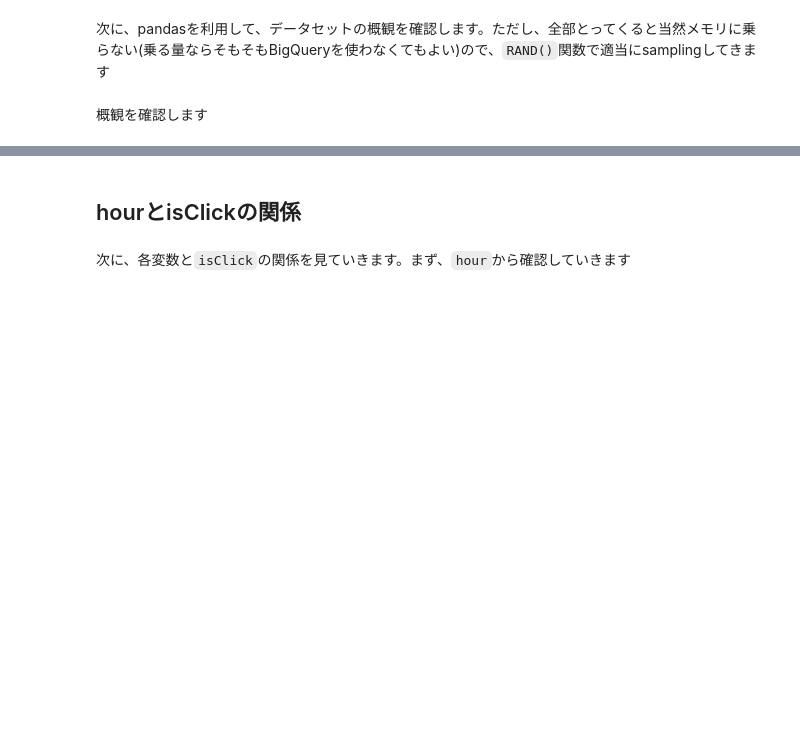
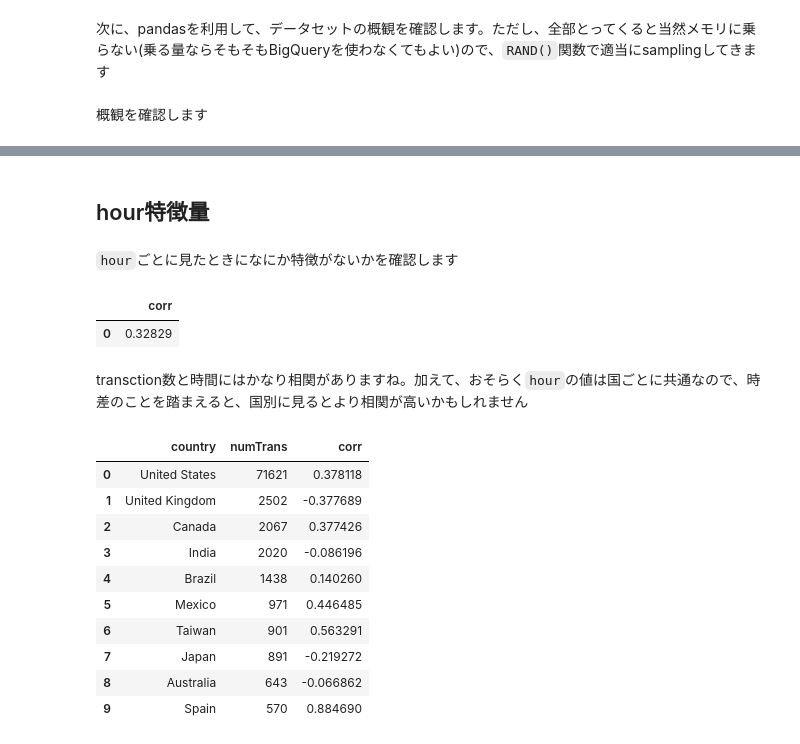
Before and after one commit to hiroaki8388/gcp, a Jupyter notebook: article/bqml2.ipynb, the cells around one changed output, grey strips where cells are left out. Cells and saved outputs as stored; diff of their text form; code cells hidden in the pictures; blank space fills up the shorter version.

```diff
--- a/article/bqml2.ipynb
+++ b/article/bqml2.ipynb
@@ -93,4 +100,44 @@ data_sampled.describe()
 # %% [markdown]
-## hourとisClickの関係
+## hour特徴量
-# %% [markdown]
-次に、各変数と`isClick`の関係を見ていきます。まず、`hour`から確認していきます
+# %% [markdown]
+`hour`ごとに見たときになにか特徴がないかを確認します
+# %%
+%%bigquery --project $PROJECT
+-- hourとtransactionの数の相関係数
+WITH data AS(
+SELECT
+    hour, COUNT(1) AS numTrans
+FROM `google_analytics.ga_dataset_cleansed` GROUP BY hour
+)
+SELECT CORR(hour, numTrans) AS corr FROM data
+# %% [output]
+|  | corr |
+| 0 | 0.32829 |
+# %% [markdown]
+transction数と時間にはかなり相関がありますね。加えて、おそらく`hour`の値は国ごとに共通なので、時差のことを踏まえると、国別に見るとより相関が高いかもしれません
+# %%
+%%bigquery --project $PROJECT
+-- hourとtransactionの数の相関係数
+WITH data AS(
+SELECT
+    country, hour, COUNT(1) AS numTrans
+FROM `google_analytics.ga_dataset_cleansed` GROUP BY country, hour
+)
+-- 国ごと集計
+SELECT
+    country, SUM(numTrans) AS numTrans, CORR(hour, numTrans) AS corr
+FROM data GROUP BY country
+-- transction数が多い国のみ表示
+ORDER BY numTrans DESC LIMIT 10
+# %% [output]
+|  | country | numTrans | corr |
+| 0 | United States | 71621 | 0.378118 |
+| 1 | United Kingdom | 2502 | -0.377689 |
+| 2 | Canada | 2067 | 0.377426 |
+| 3 | India | 2020 | -0.086196 |
+| 4 | Brazil | 1438 | 0.140260 |
+| 5 | Mexico | 971 | 0.446485 |
+| 6 | Taiwan | 901 | 0.563291 |
+| 7 | Japan | 891 | -0.219272 |
+| 8 | Australia | 643 | -0.066862 |
+| 9 | Spain | 570 | 0.884690 |
```
Also changed, not shown: parts of 31 cells of this notebook.
